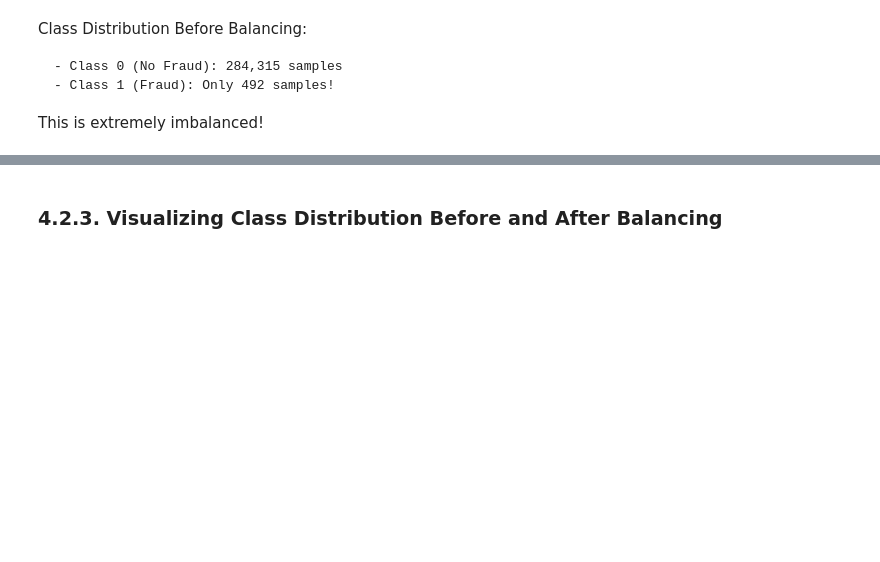
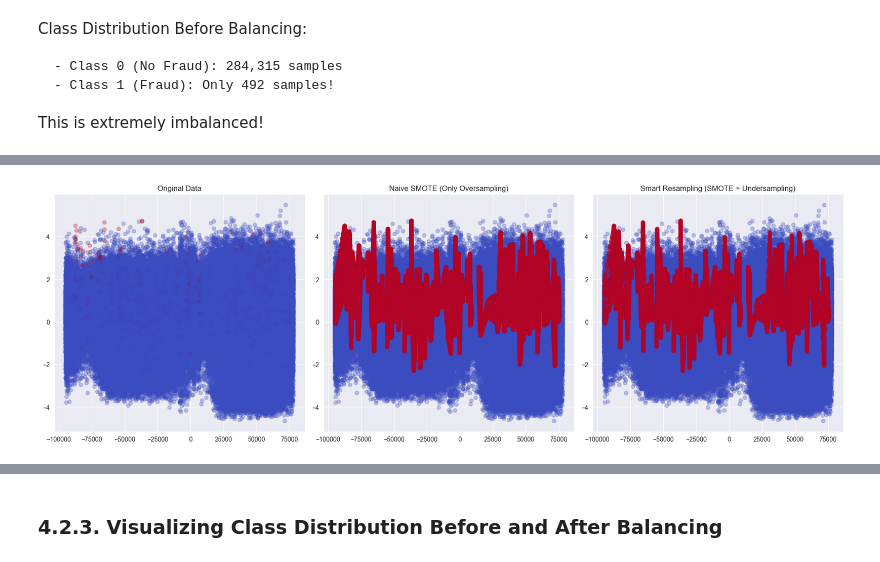
Before and after one commit to guyreuveni33/Tabular-Data-Science-Final-Research-Project, a Jupyter notebook: 21_2_2025_13 (2) (1) (1) (1).ipynb, the cells around one changed output, grey strips where cells are left out. Saved outputs shown, nothing was run; the diff lists cells and outputs as text; code cells hidden in the pictures; blank space fills up the shorter version.

```diff
--- a/21_2_2025_13 (2) (1) (1) (1).ipynb
+++ b/21_2_2025_13 (2) (1) (1) (1).ipynb
@@ -1172,0 +971,33 @@ Class Distribution After Undersampling:
+# %%
+import numpy as np
+import matplotlib.pyplot as plt
+from sklearn.decomposition import PCA
+
+def plot_pca_comparison(X_orig, y_orig, X_naive, y_naive, X_smart, y_smart):
+    pca = PCA(n_components=2)
+
+    X_pca_orig = pca.fit_transform(X_orig)
+    X_pca_naive = pca.transform(X_naive)
+    X_pca_smart = pca.transform(X_smart)
+
+    fig, axes = plt.subplots(1, 3, figsize=(18, 6))
+
+    # גרף 1: נתונים מקוריים
+    axes[0].scatter(X_pca_orig[:, 0], X_pca_orig[:, 1], c=y_orig, cmap="coolwarm", alpha=0.3)
+    axes[0].set_title("Original Data")
+
+    # גרף 2: SMOTE נאיבי
+    axes[1].scatter(X_pca_naive[:, 0], X_pca_naive[:, 1], c=y_naive, cmap="coolwarm", alpha=0.3)
+    axes[1].set_title("Naive SMOTE (Only Oversampling)")
+
+    # גרף 3: הפייפליין החכם שלך
+    axes[2].scatter(X_pca_smart[:, 0], X_pca_smart[:, 1], c=y_smart, cmap="coolwarm", alpha=0.3)
+    axes[2].set_title("Smart Resampling (SMOTE + Undersampling)")
+
+    plt.tight_layout()
+    plt.show()
+
+# הרצת ההשוואה
+plot_pca_comparison(X, y, X_smote, y_smote, X_smart, y_smart)
+# %% [output]
+[figure, added]
```
Also changed, not shown: parts of 43 cells of this notebook.
